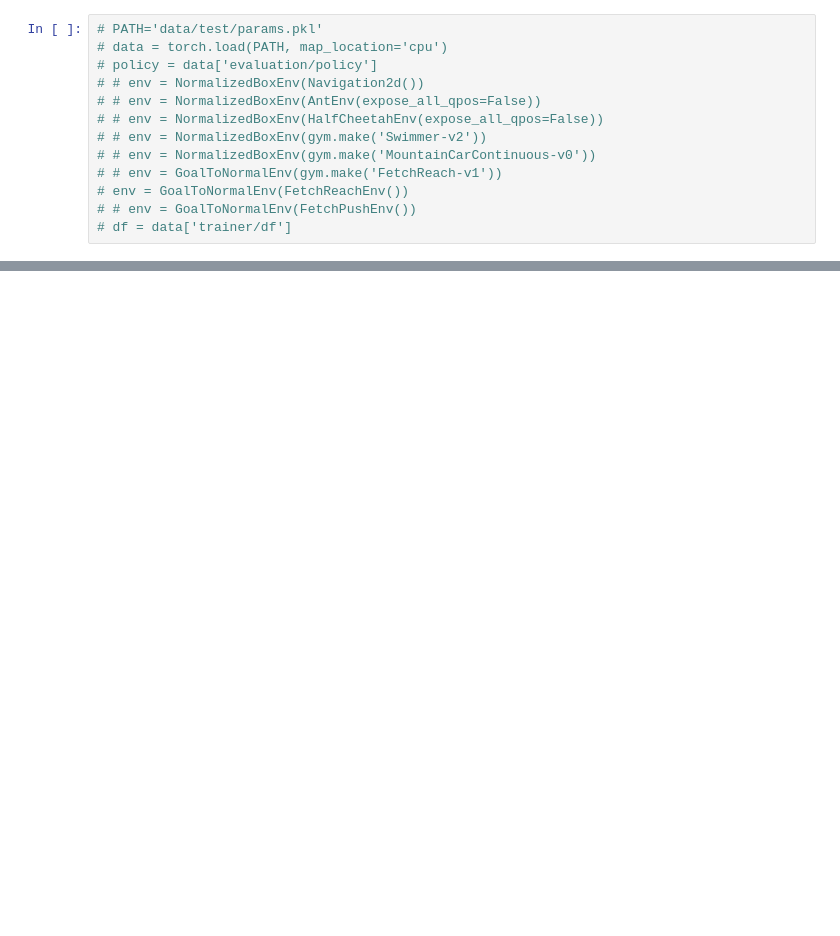
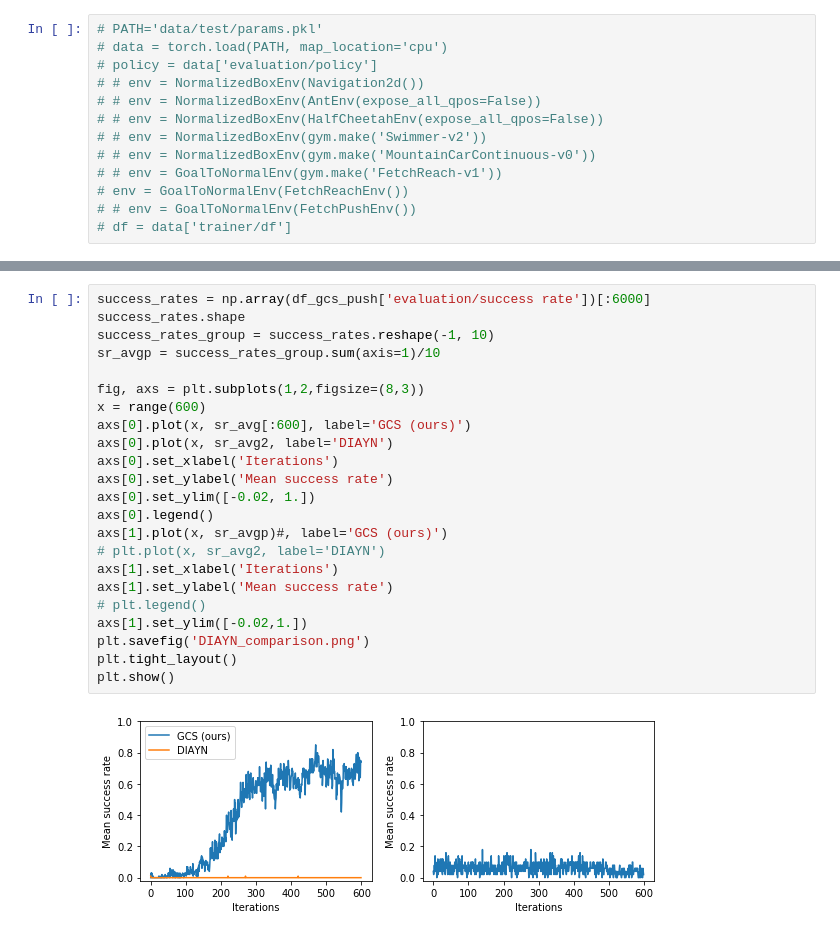
Before and after one commit to vincentlui/unsupervised-goal-conditioned-rl, a Jupyter notebook: Untitled2.ipynb, the cells around one changed output, grey strips where cells are left out. Drawn from its saved outputs; the diff is of its cells as text; blank space fills up the shorter version.

```diff
--- a/Untitled2.ipynb
+++ b/Untitled2.ipynb
@@ -92,0 +73,25 @@ plt.show()
+# %%
+success_rates = np.array(df_gcs_push['evaluation/success rate'])[:6000]
+success_rates.shape
+success_rates_group = success_rates.reshape(-1, 10)
+sr_avgp = success_rates_group.sum(axis=1)/10
+
+fig, axs = plt.subplots(1,2,figsize=(8,3))
+x = range(600)
+axs[0].plot(x, sr_avg[:600], label='GCS (ours)')
+axs[0].plot(x, sr_avg2, label='DIAYN')
+axs[0].set_xlabel('Iterations')
+axs[0].set_ylabel('Mean success rate')
+axs[0].set_ylim([-0.02, 1.])
+axs[0].legend()
+axs[1].plot(x, sr_avgp)#, label='GCS (ours)')
+# plt.plot(x, sr_avg2, label='DIAYN')
+axs[1].set_xlabel('Iterations')
+axs[1].set_ylabel('Mean success rate')
+# plt.legend()
+axs[1].set_ylim([-0.02,1.])
+plt.savefig('DIAYN_comparison.png')
+plt.tight_layout()
+plt.show()
+# %% [output]
+[figure, added]
```
Also changed, not shown: parts of 6 cells of this notebook, 5 other files.
